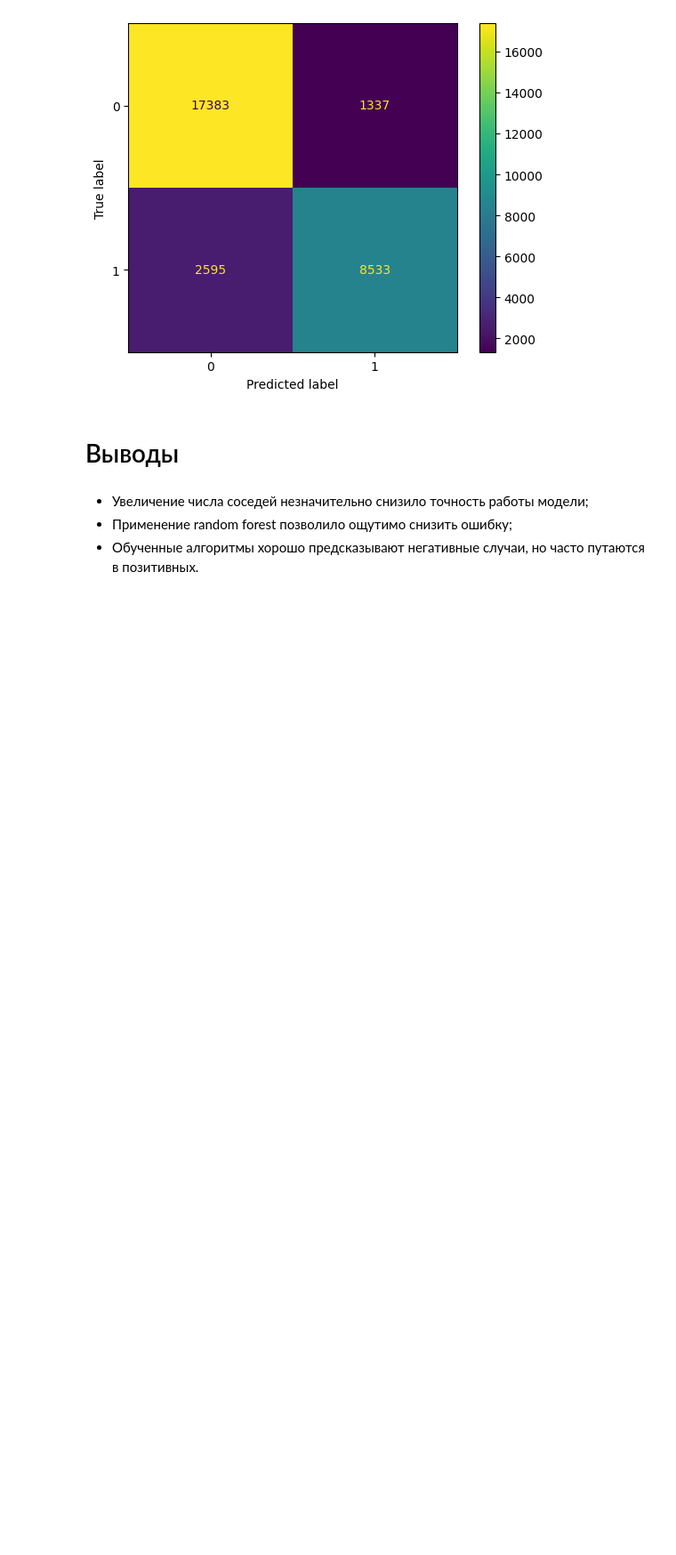
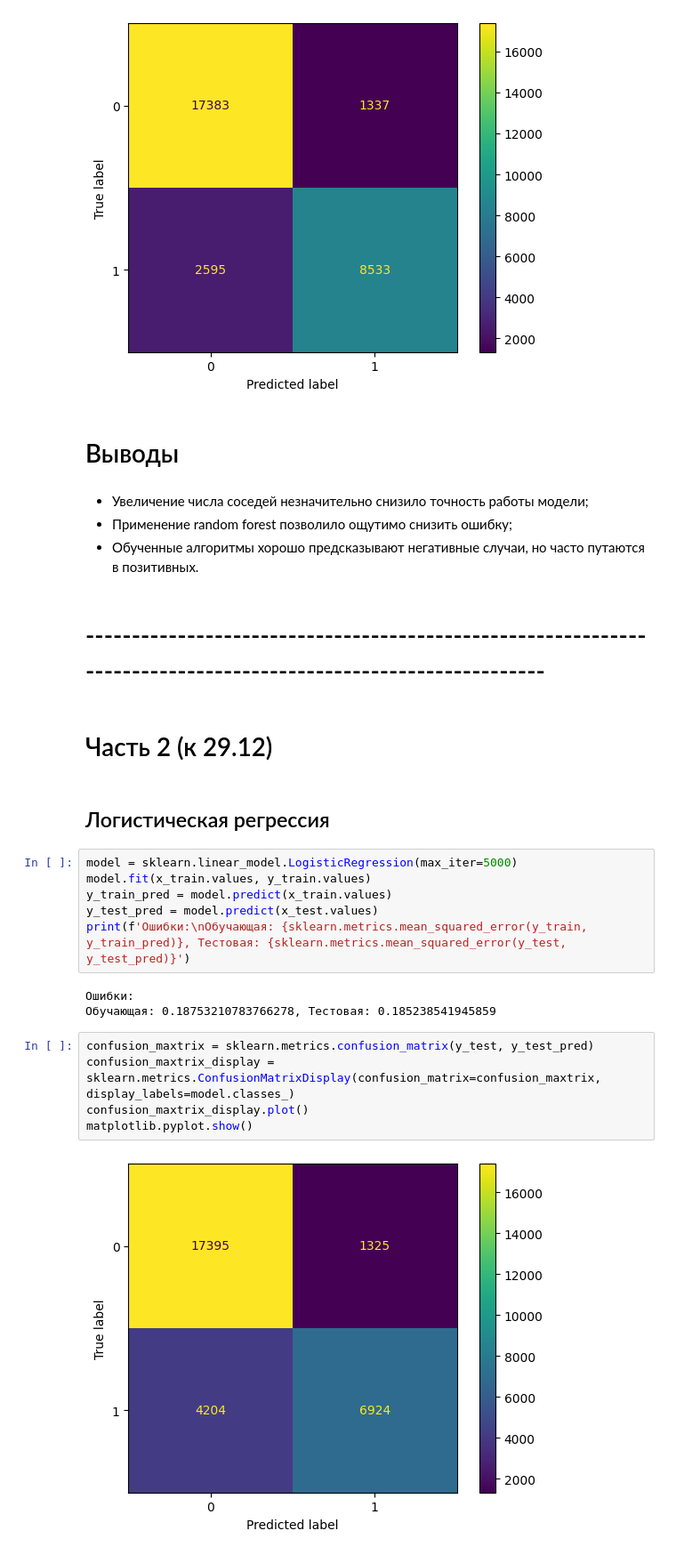
Before and after one commit to andy-geek/machine-learning-homework, a Jupyter notebook: homework-10-11-and-29-12.ipynb, the cells around one changed output. Shown at 89% size. Cells and saved outputs as stored; diff of their text form; blank space fills up the shorter version.

```diff
--- a/homework-10-11.ipynb
+++ b/homework-10-11-and-29-12.ipynb
@@ -242,3 +246,25 @@ matplotlib.pyplot.show()
 - Увеличение числа соседей незначительно снизило точность работы модели;
 - Применение random forest позволило ощутимо снизить ошибку;
 - Обученные алгоритмы хорошо предсказывают негативные случаи, но часто путаются в позитивных.
+# %% [markdown]
+# ---------------------------------------------------------------------------------------------------------------
+# %% [markdown]
+# Часть 2 (к 29.12)
+# %% [markdown]
+## Логистическая регрессия
+# %%
+model = sklearn.linear_model.LogisticRegression(max_iter=5000)
+model.fit(x_train.values, y_train.values)
+y_train_pred = model.predict(x_train.values)
+y_test_pred = model.predict(x_test.values)
+print(f'Ошибки:\nОбучающая: {sklearn.metrics.mean_squared_error(y_train, y_train_pred)}, Тестовая: {sklearn.metrics.mean_squared_error(y_test, y_test_pred)}')
+# %% [output]
+Ошибки:
+Обучающая: 0.18753210783766278, Тестовая: 0.185238541945859
+# %%
+confusion_maxtrix = sklearn.metrics.confusion_matrix(y_test, y_test_pred)
+confusion_maxtrix_display = sklearn.metrics.ConfusionMatrixDisplay(confusion_matrix=confusion_maxtrix, display_labels=model.classes_)
+confusion_maxtrix_display.plot()
+matplotlib.pyplot.show()
+# %% [output]
+[figure, added]
```
Also changed, not shown: parts of 24 cells of this notebook.
